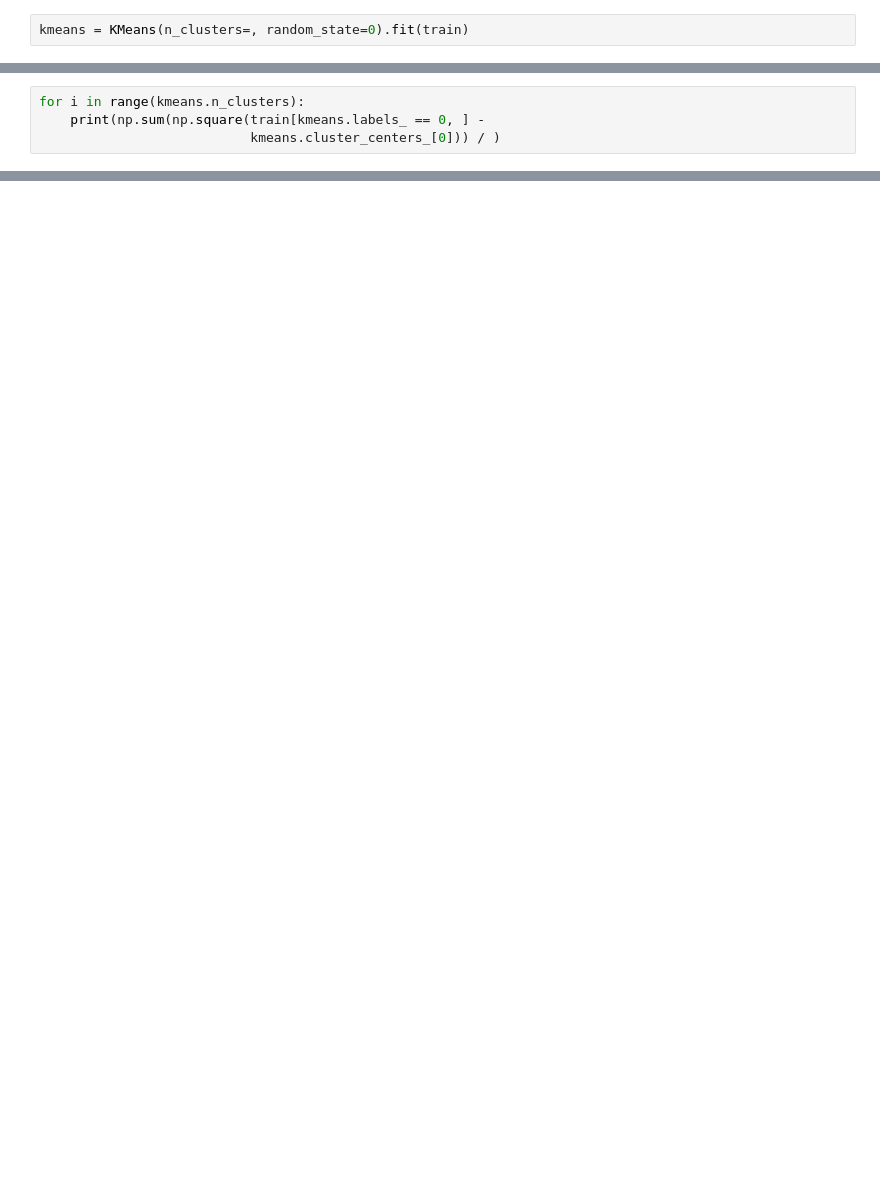
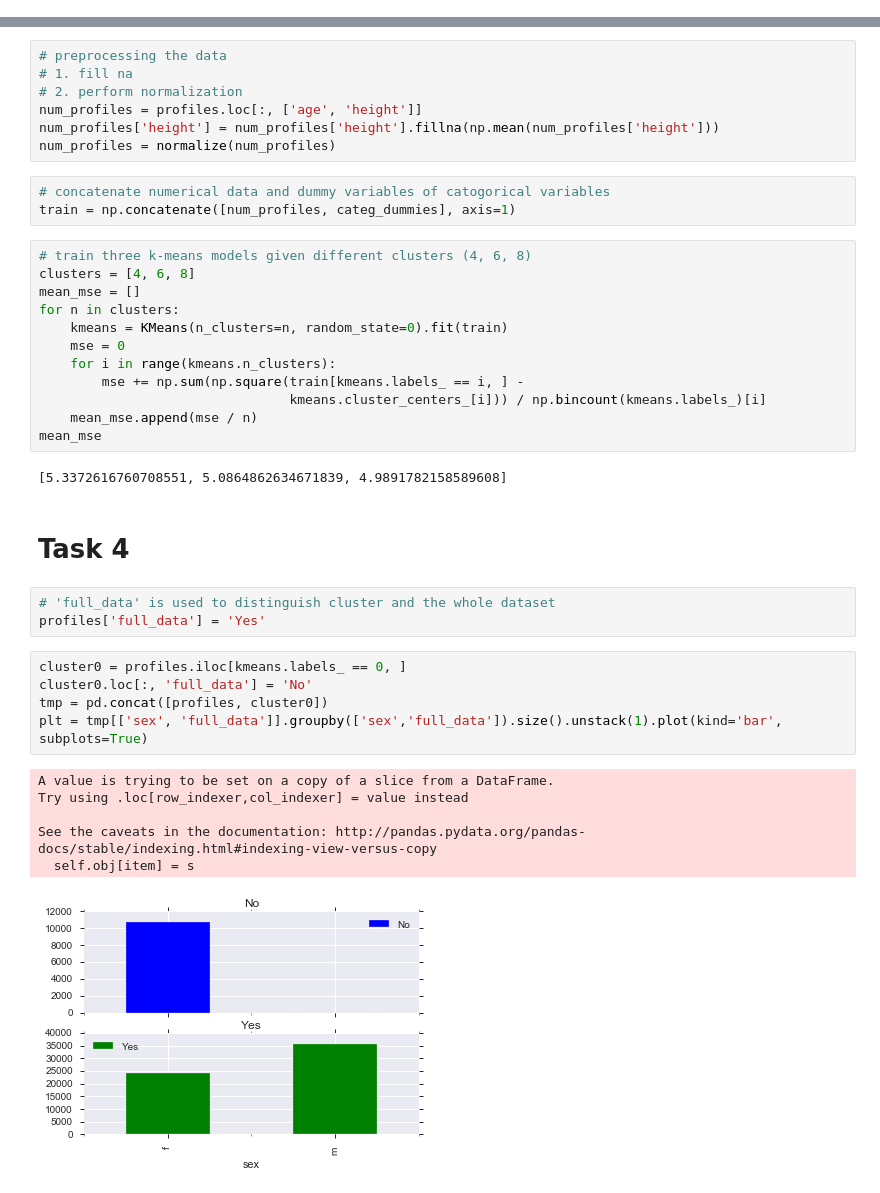
Before and after one commit to slchangtw/data_analytics_projects, a Jupyter notebook: Assignment_5.ipynb, the cells around one changed output, grey strips where cells are left out. Cells and saved outputs as stored; diff of their text form; blank space fills up the shorter version.

```diff
--- a/Assignment_5.ipynb
+++ b/Assignment_5.ipynb
@@ -307,2 +0,0 @@ train = np.concatenate([num_profiles, categ_dummies], axis=1)
-# %%
-kmeans = KMeans(n_clusters=, random_state=0).fit(train)
@@ -325,4 +0,0 @@ array([[  4.17431093e-01,   9.01110939e-01,   1.28167877e-01, ...,
-# %%
-for i in range(kmeans.n_clusters):
-    print(np.sum(np.square(train[kmeans.labels_ == 0, ] -
-                           kmeans.cluster_centers_[0])) / )
@@ -369,0 +63,41 @@ tmp[['body_type', 'full_data']]
+# %%
+# preprocessing the data
+# 1. fill na
+# 2. perform normalization
+num_profiles = profiles.loc[:, ['age', 'height']]
+num_profiles['height'] = num_profiles['height'].fillna(np.mean(num_profiles['height']))
+num_profiles = normalize(num_profiles)
+# %%
+# concatenate numerical data and dummy variables of catogorical variables
+train = np.concatenate([num_profiles, categ_dummies], axis=1)
+# %%
+# train three k-means models given different clusters (4, 6, 8)
+clusters = [4, 6, 8]
+mean_mse = []
+for n in clusters:
+    kmeans = KMeans(n_clusters=n, random_state=0).fit(train)
+    mse = 0
+    for i in range(kmeans.n_clusters):
+        mse += np.sum(np.square(train[kmeans.labels_ == i, ] -
+                                kmeans.cluster_centers_[i])) / np.bincount(kmeans.labels_)[i]
+    mean_mse.append(mse / n)
+mean_mse
+# %% [output]
+[5.3372616760708551, 5.0864862634671839, 4.9891782158589608]
+# %% [markdown]
+# Task 4
+# %%
+# 'full_data' is used to distinguish cluster and the whole dataset
+profiles['full_data'] = 'Yes'
+# %%
+cluster0 = profiles.iloc[kmeans.labels_ == 0, ]
+cluster0.loc[:, 'full_data'] = 'No'
+tmp = pd.concat([profiles, cluster0])
+plt = tmp[['sex', 'full_data']].groupby(['sex','full_data']).size().unstack(1).plot(kind='bar', subplots=True)
+# %% [output]
+A value is trying to be set on a copy of a slice from a DataFrame.
+Try using .loc[row_indexer,col_indexer] = value instead
+
+See the caveats in the documentation: http://pandas.pydata.org/pandas-docs/stable/indexing.html#indexing-view-versus-copy
+  self.obj[item] = s
+[figure, added]
```
Also changed, not shown: parts of 57 cells of this notebook.
